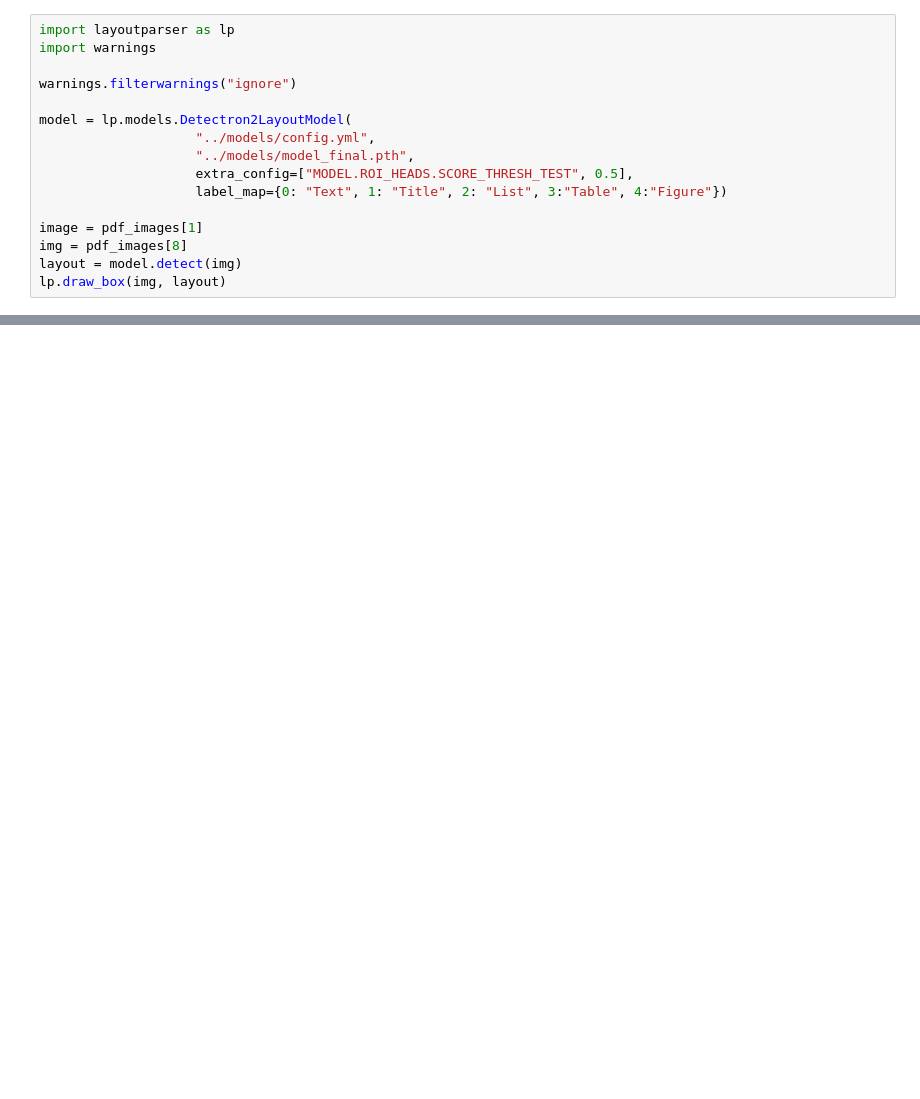
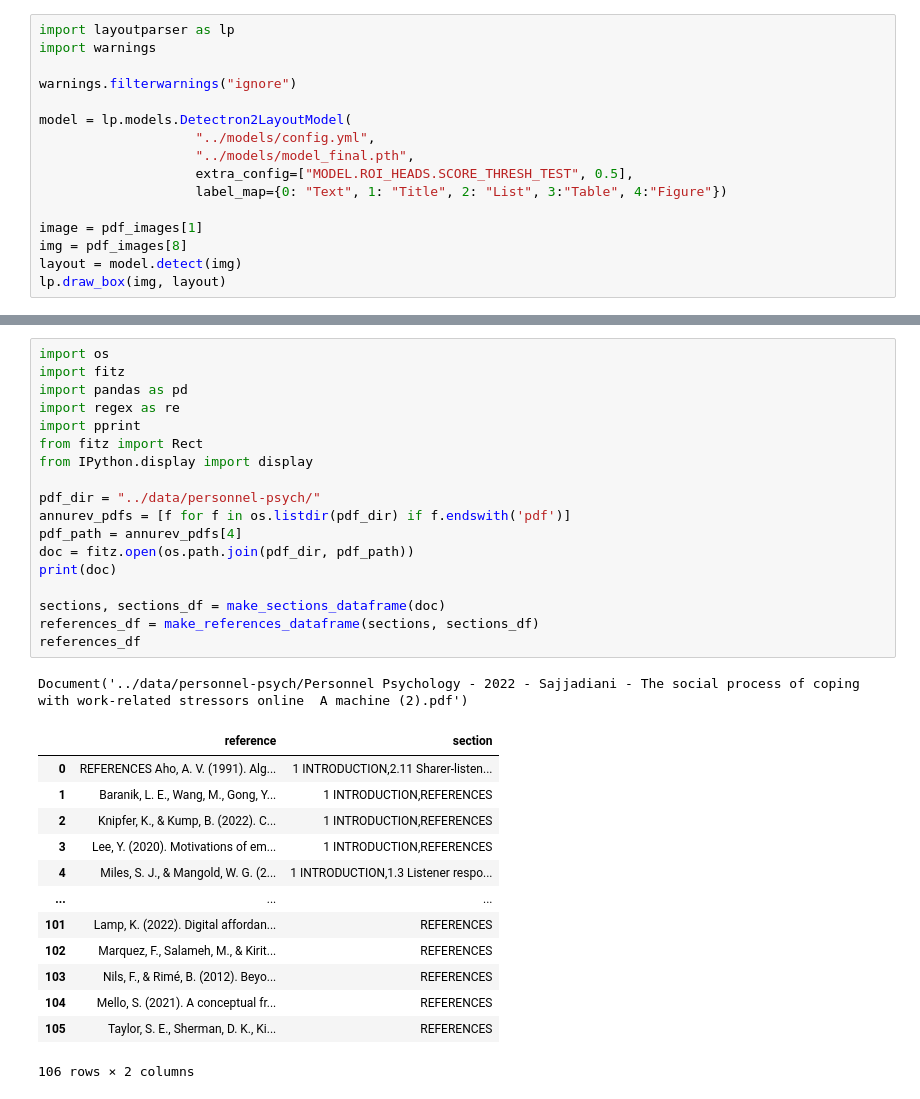
Before and after one commit to garrethlee/research-paper-parser, a Jupyter notebook: notebooks/test.ipynb, the cells around one changed output, grey strips where cells are left out. Drawn from its saved outputs; the diff is of its cells as text; blank space fills up the shorter version.

Commit message:
added personnel psych function and docstrings

```diff
--- a/notebooks/test.ipynb
+++ b/notebooks/test.ipynb
@@ -2387,0 +2698,33 @@ lp.draw_box(img, layout)
+# %%
+import os
+import fitz
+import pandas as pd
+import regex as re
+import pprint
+from fitz import Rect
+from IPython.display import display
+
+pdf_dir = "../data/personnel-psych/"
+annurev_pdfs = [f for f in os.listdir(pdf_dir) if f.endswith('pdf')]
+pdf_path = annurev_pdfs[4]
+doc = fitz.open(os.path.join(pdf_dir, pdf_path))
+print(doc)
+
+sections, sections_df = make_sections_dataframe(doc)
+references_df = make_references_dataframe(sections, sections_df)
+references_df
+# %% [output]
+Document('../data/personnel-psych/Personnel Psychology - 2022 - Sajjadiani - The social process of coping with work‐related stressors online  A machine (2).pdf')
+|  | reference | section |
+| 0 | REFERENCES Aho, A. V. (1991). Alg... | 1 INTRODUCTION,2.11 Sharer-listen... |
+| 1 | Baranik, L. E., Wang, M., Gong, Y... | 1 INTRODUCTION,REFERENCES |
+| 2 | Knipfer, K., & Kump, B. (2022). C... | 1 INTRODUCTION,REFERENCES |
+| 3 | Lee, Y. (2020). Motivations of em... | 1 INTRODUCTION,REFERENCES |
+| 4 | Miles, S. J., & Mangold, W. G. (2... | 1 INTRODUCTION,1.3 Listener respo... |
+| ... | ... | ... |
+| 101 | Lamp, K. (2022). Digital affordan... | REFERENCES |
+| 102 | Marquez, F., Salameh, M., & Kirit... | REFERENCES |
+| 103 | Nils, F., & Rimé, B. (2012). Beyo... | REFERENCES |
+| 104 | Mello, S. (2021). A conceptual fr... | REFERENCES |
+| 105 | Taylor, S. E., Sherman, D. K., Ki... | REFERENCES |
+106 rows × 2 columns
```
Also changed, not shown: parts of 5 cells of this notebook, 7 other files.
